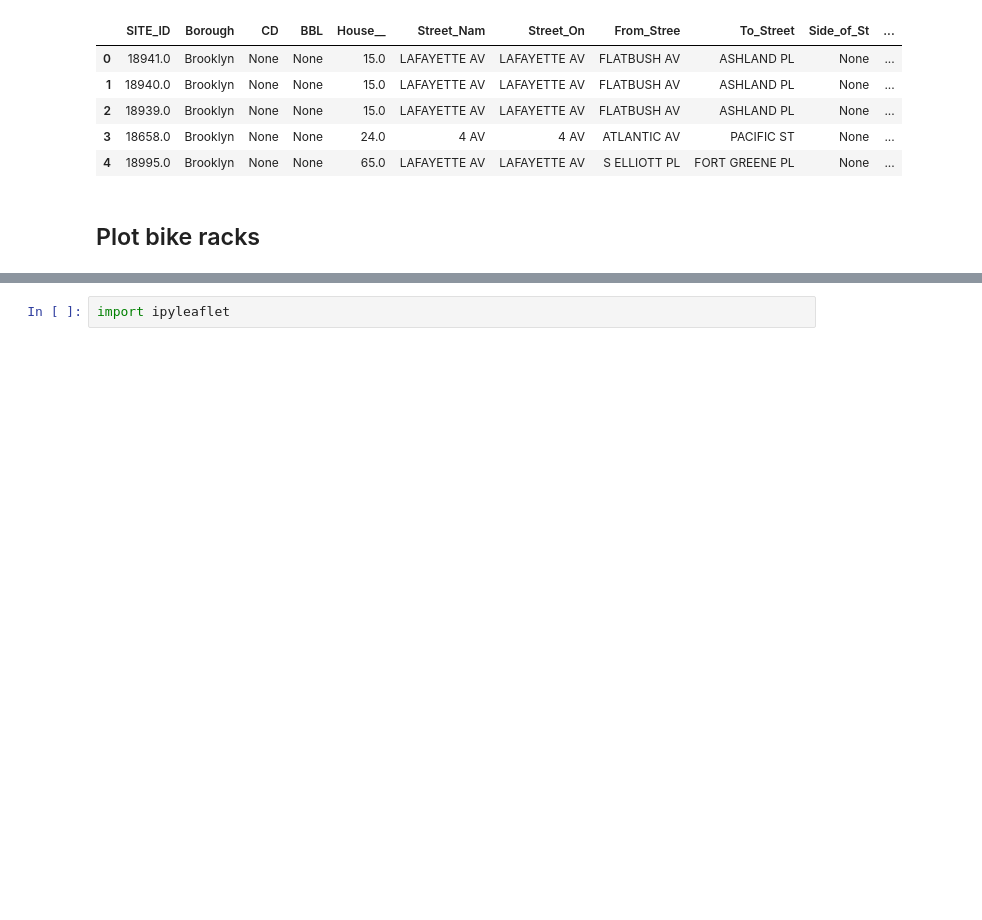
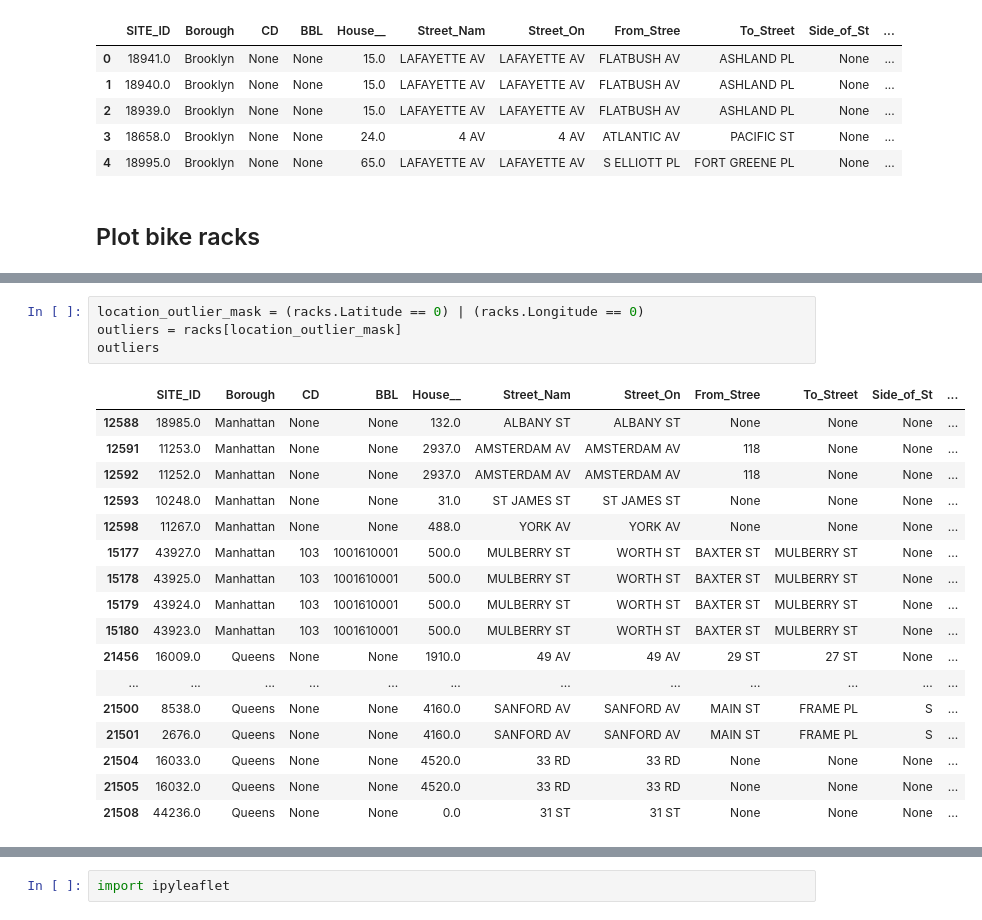
Before and after one commit to capablemonkey/locksmart, a Jupyter notebook: notebooks/bike rack locations.ipynb, the cells around one changed output, grey strips where cells are left out. Cells and saved outputs as stored; diff of their text form; blank space fills up the shorter version.

```diff
--- a/notebooks/bike rack locations.ipynb
+++ b/notebooks/bike rack locations.ipynb
@@ -28,0 +47,22 @@ racks.head()
+# %%
+location_outlier_mask = (racks.Latitude == 0) | (racks.Longitude == 0)
+outliers = racks[location_outlier_mask]
+outliers
+# %% [output]
+|  | SITE_ID | Borough | CD | BBL | House__ | Street_Nam | Street_On | From_Stree | To_Street | Side_of_St | ... |
+| 12588 | 18985.0 | Manhattan | None | None | 132.0 | ALBANY ST | ALBANY ST | None | None | None | ... |
+| 12591 | 11253.0 | Manhattan | None | None | 2937.0 | AMSTERDAM AV | AMSTERDAM AV | 118 | None | None | ... |
+| 12592 | 11252.0 | Manhattan | None | None | 2937.0 | AMSTERDAM AV | AMSTERDAM AV | 118 | None | None | ... |
+| 12593 | 10248.0 | Manhattan | None | None | 31.0 | ST JAMES ST | ST JAMES ST | None | None | None | ... |
+| 12598 | 11267.0 | Manhattan | None | None | 488.0 | YORK AV | YORK AV | None | None | None | ... |
+| 15177 | 43927.0 | Manhattan | 103 | 1001610001 | 500.0 | MULBERRY ST | WORTH ST | BAXTER ST | MULBERRY ST | None | ... |
+| 15178 | 43925.0 | Manhattan | 103 | 1001610001 | 500.0 | MULBERRY ST | WORTH ST | BAXTER ST | MULBERRY ST | None | ... |
+| 15179 | 43924.0 | Manhattan | 103 | 1001610001 | 500.0 | MULBERRY ST | WORTH ST | BAXTER ST | MULBERRY ST | None | ... |
+| 15180 | 43923.0 | Manhattan | 103 | 1001610001 | 500.0 | MULBERRY ST | WORTH ST | BAXTER ST | MULBERRY ST | None | ... |
+| 21456 | 16009.0 | Queens | None | None | 1910.0 | 49 AV | 49 AV | 29 ST | 27 ST | None | ... |
+| ... | ... | ... | ... | ... | ... | ... | ... | ... | ... | ... | ... |
+| 21500 | 8538.0 | Queens | None | None | 4160.0 | SANFORD AV | SANFORD AV | MAIN ST | FRAME PL | S | ... |
+| 21501 | 2676.0 | Queens | None | None | 4160.0 | SANFORD AV | SANFORD AV | MAIN ST | FRAME PL | S | ... |
+| 21504 | 16033.0 | Queens | None | None | 4520.0 | 33 RD | 33 RD | None | None | None | ... |
+| 21505 | 16032.0 | Queens | None | None | 4520.0 | 33 RD | 33 RD | None | None | None | ... |
+| 21508 | 44236.0 | Queens | None | None | 0.0 | 31 ST | 31 ST | None | None | None | ... |
```
Also changed, not shown: parts of 12 cells of this notebook, 1 other file.
